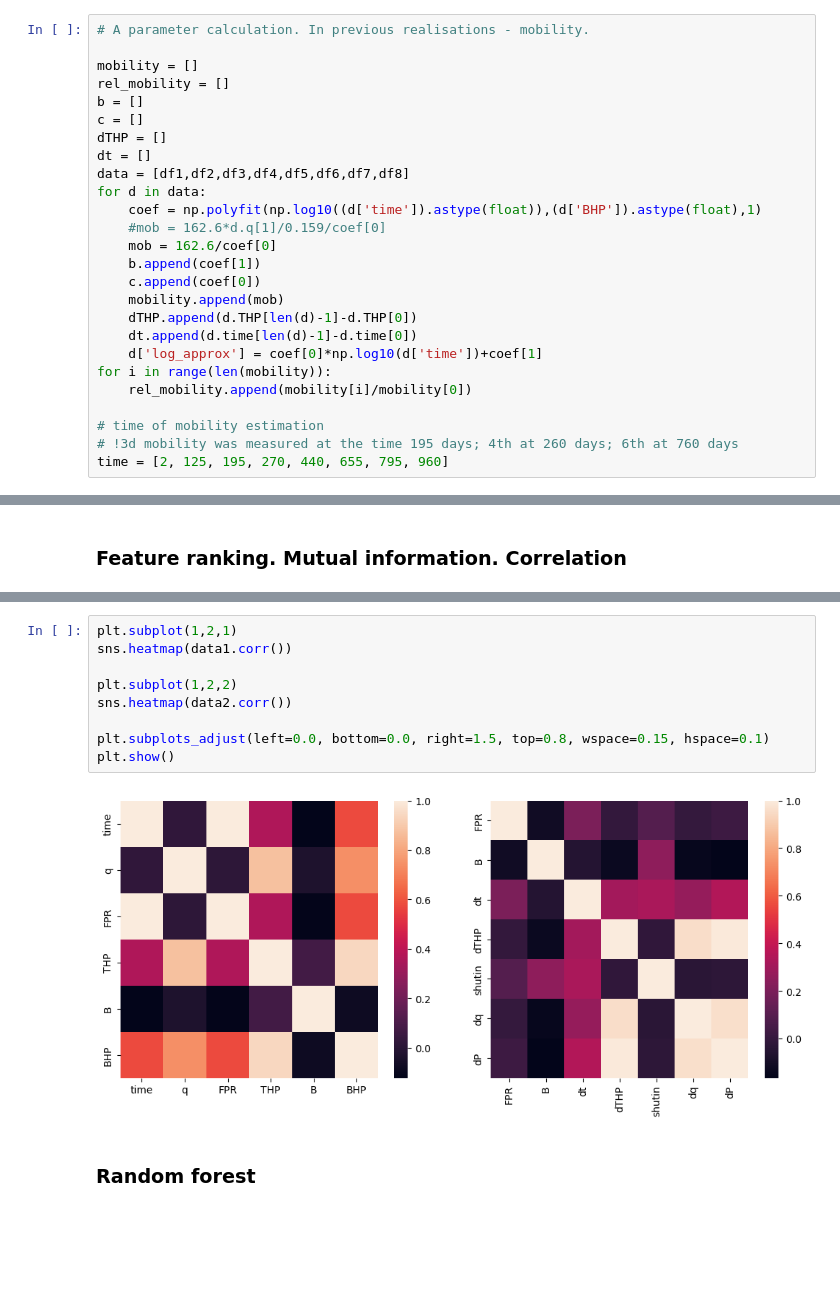
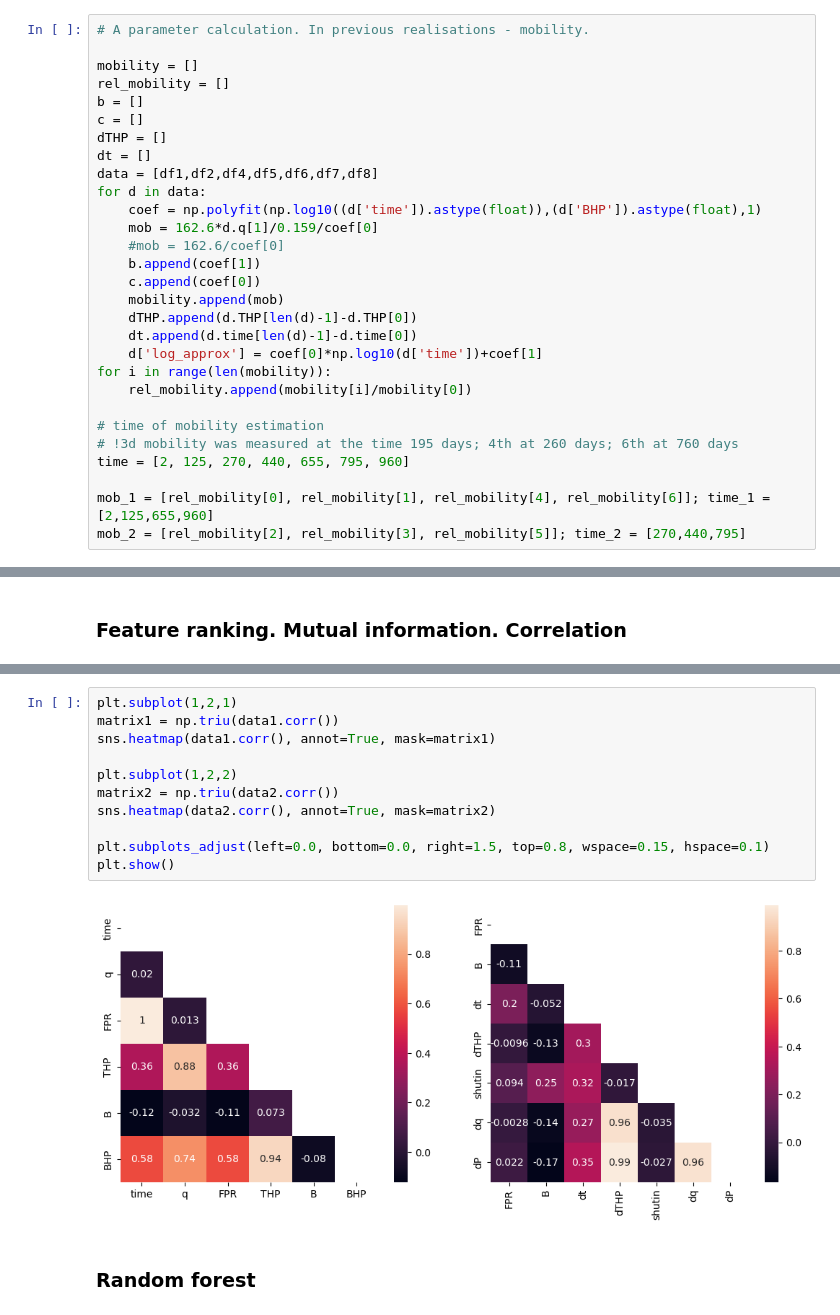
Before and after one commit to vitaliistarr/BHP_prediction_models, a Jupyter notebook: C5_Data_analysis & ML_model.ipynb, the cells around one changed output, grey strips where cells are left out. Saved outputs shown, nothing was run; the diff lists cells and outputs as text; blank space fills up the shorter version.

```diff
--- a/C5_Data_analysis & ML_model.ipynb
+++ b/C5_Data_analysis & ML_model.ipynb
@@ -269,11 +269,11 @@ b = []
 c = []
 dTHP = []
 dt = []
-data = [df1,df2,df3,df4,df5,df6,df7,df8]
+data = [df1,df2,df4,df5,df6,df7,df8]
 for d in data:
     coef = np.polyfit(np.log10((d['time']).astype(float)),(d['BHP']).astype(float),1)
-    #mob = 162.6*d.q[1]/0.159/coef[0]
-    mob = 162.6/coef[0]
+    mob = 162.6*d.q[1]/0.159/coef[0]
+    #mob = 162.6/coef[0]
     b.append(coef[1])
     c.append(coef[0])
     mobility.append(mob)
@@ -285,7 +285,10 @@ for i in range(len(mobility)):
 
 # time of mobility estimation
 # !3d mobility was measured at the time 195 days; 4th at 260 days; 6th at 760 days
-time = [2, 125, 195, 270, 440, 655, 795, 960]
+time = [2, 125, 270, 440, 655, 795, 960]
+
+mob_1 = [rel_mobility[0], rel_mobility[1], rel_mobility[4], rel_mobility[6]]; time_1 = [2,125,655,960]
+mob_2 = [rel_mobility[2], rel_mobility[3], rel_mobility[5]]; time_2 = [270,440,795]
 # %%
 # reservoir mobility * dTHP
 spec_mob = []
@@ -501,15 +550,17 @@ Feature ranking:
 [figure]
 # %%
 plt.subplot(1,2,1)
-sns.heatmap(data1.corr())
+matrix1 = np.triu(data1.corr())
+sns.heatmap(data1.corr(), annot=True, mask=matrix1)
 
 plt.subplot(1,2,2)
-sns.heatmap(data2.corr())
+matrix2 = np.triu(data2.corr())
+sns.heatmap(data2.corr(), annot=True, mask=matrix2)
 
 plt.subplots_adjust(left=0.0, bottom=0.0, right=1.5, top=0.8, wspace=0.15, hspace=0.1)
 plt.show()
 # %% [output]
-[figure, old version]
+[figure, new version]
 # %% [markdown]
 ### Random forest
 # %%
```
Also changed, not shown: parts of 25 cells of this notebook.
